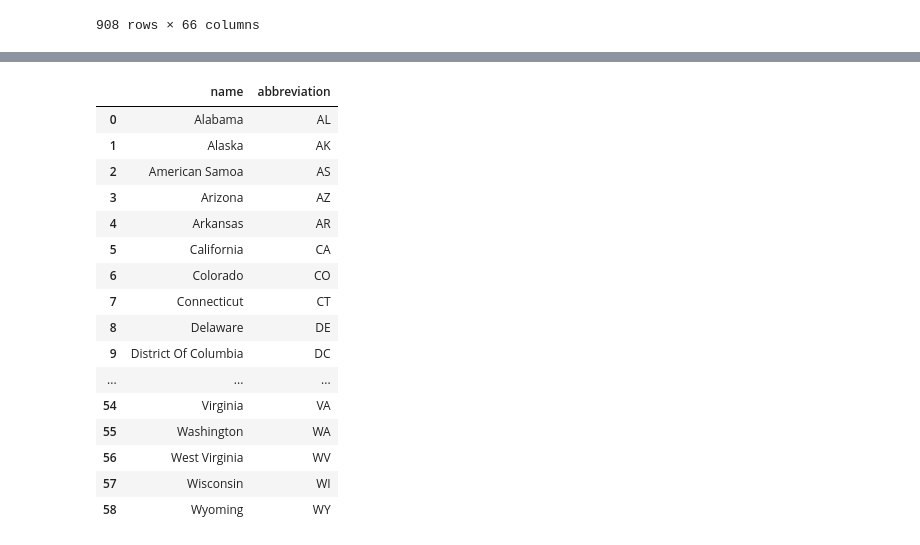
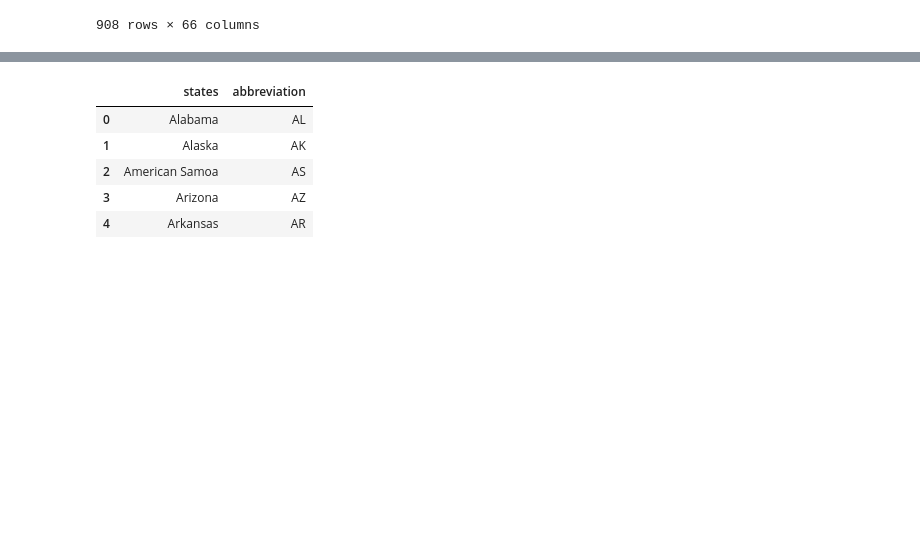
Before and after one commit to RobSalazar/Project-2, a Jupyter notebook: data_cleaning.ipynb, the cells around one changed output, grey strips where cells are left out. Cells and saved outputs as stored; diff of their text form; code cells hidden in the pictures; blank space fills up the shorter version.

```diff
--- a/data_cleaning.ipynb
+++ b/data_cleaning.ipynb
@@ -199,24 +145,15 @@ unem_data
 # %%
-import requests, json
+#Import state table from github listed below
 url = "https://gist.githubusercontent.com/mshafrir/2646763/raw/8b0dbb93521f5d6889502305335104218454c2bf/states_titlecase.json"
 data = requests.get(url)
 abbrv = pd.DataFrame(json.loads(data.text))
-abbrv
+abbrv = abbrv.rename(columns = {"name":"states"})
+abbrv.to_csv("data/state_abbreviations.csv")
+abbrv.head()
 # %% [output]
-|  | name | abbreviation |
+|  | states | abbreviation |
 | 0 | Alabama | AL |
 | 1 | Alaska | AK |
 | 2 | American Samoa | AS |
 | 3 | Arizona | AZ |
 | 4 | Arkansas | AR |
-| 5 | California | CA |
-| 6 | Colorado | CO |
-| 7 | Connecticut | CT |
-| 8 | Delaware | DE |
-| 9 | District Of Columbia | DC |
-| ... | ... | ... |
-| 54 | Virginia | VA |
-| 55 | Washington | WA |
-| 56 | West Virginia | WV |
-| 57 | Wisconsin | WI |
-| 58 | Wyoming | WY |
```
Also changed, not shown: parts of 11 cells of this notebook, 6 other files.
